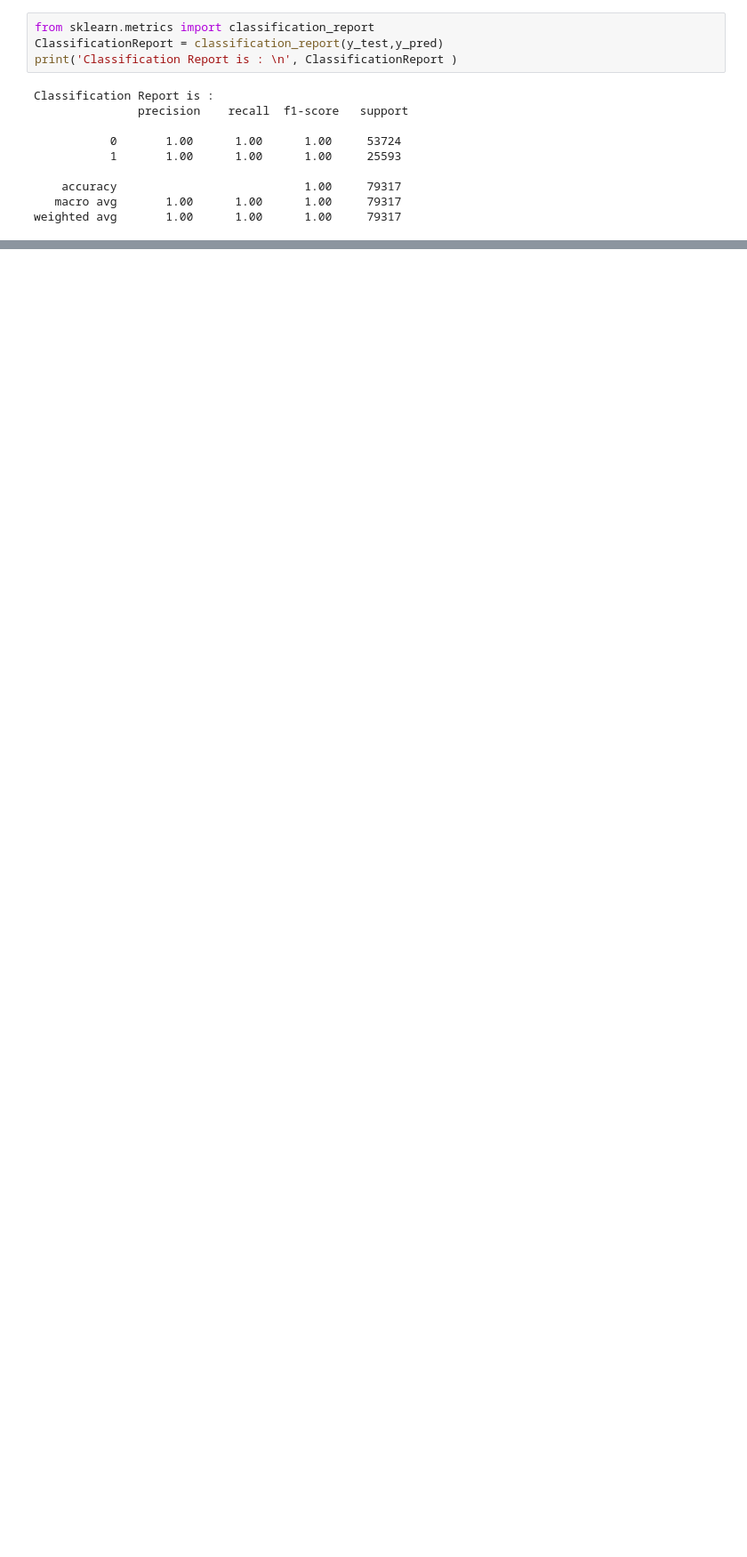
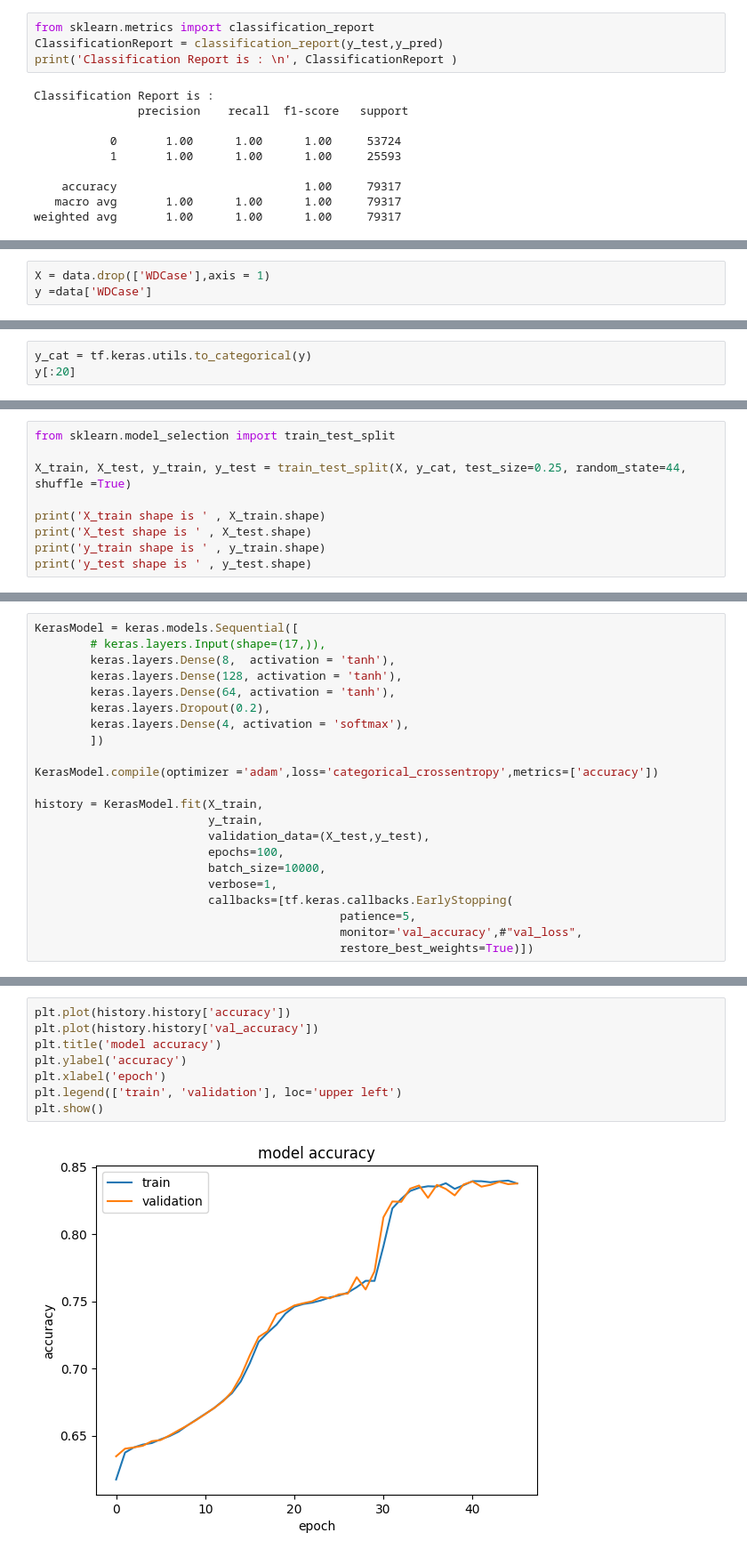
Before and after one commit to MohamedGadia/DNN, a Jupyter notebook: DNN.ipynb, the cells around one changed output, grey strips where cells are left out. Shown at 89% size. Saved outputs shown, nothing was run; the diff lists cells and outputs as text; blank space fills up the shorter version.

```diff
--- a/DNN.ipynb
+++ b/DNN.ipynb
@@ -396,0 +417,3 @@ weighted avg       1.00      1.00      1.00     79317
+# %%
+X = data.drop(['WDCase'],axis = 1)
+y =data['WDCase']
@@ -396,0 +502,3 @@ weighted avg       1.00      1.00      1.00     79317
+# %%
+y_cat = tf.keras.utils.to_categorical(y)
+y[:20]
@@ -396,0 +546,9 @@ weighted avg       1.00      1.00      1.00     79317
+# %%
+from sklearn.model_selection import train_test_split
+
+X_train, X_test, y_train, y_test = train_test_split(X, y_cat, test_size=0.25, random_state=44, shuffle =True)
+
+print('X_train shape is ' , X_train.shape)
+print('X_test shape is ' , X_test.shape)
+print('y_train shape is ' , y_train.shape)
+print('y_test shape is ' , y_test.shape)
@@ -396,0 +570,22 @@ weighted avg       1.00      1.00      1.00     79317
+# %%
+KerasModel = keras.models.Sequential([
+        # keras.layers.Input(shape=(17,)),
+        keras.layers.Dense(8,  activation = 'tanh'),
+        keras.layers.Dense(128, activation = 'tanh'),
+        keras.layers.Dense(64, activation = 'tanh'),
+        keras.layers.Dropout(0.2),
+        keras.layers.Dense(4, activation = 'softmax'),
+        ])
+
+KerasModel.compile(optimizer ='adam',loss='categorical_crossentropy',metrics=['accuracy'])
+
+history = KerasModel.fit(X_train,
+                         y_train,
+                         validation_data=(X_test,y_test),
+                         epochs=100,
+                         batch_size=10000,
+                         verbose=1,
+                         callbacks=[tf.keras.callbacks.EarlyStopping(
+                                            patience=5,
+                                            monitor='val_accuracy',#"val_loss",
+                                            restore_best_weights=True)])
@@ -396,0 +673,10 @@ weighted avg       1.00      1.00      1.00     79317
+# %%
+plt.plot(history.history['accuracy'])
+plt.plot(history.history['val_accuracy'])
+plt.title('model accuracy')
+plt.ylabel('accuracy')
+plt.xlabel('epoch')
+plt.legend(['train', 'validation'], loc='upper left')
+plt.show()
+# %% [output]
+[figure, added]
```
Also changed, not shown: parts of 62 cells of this notebook.
